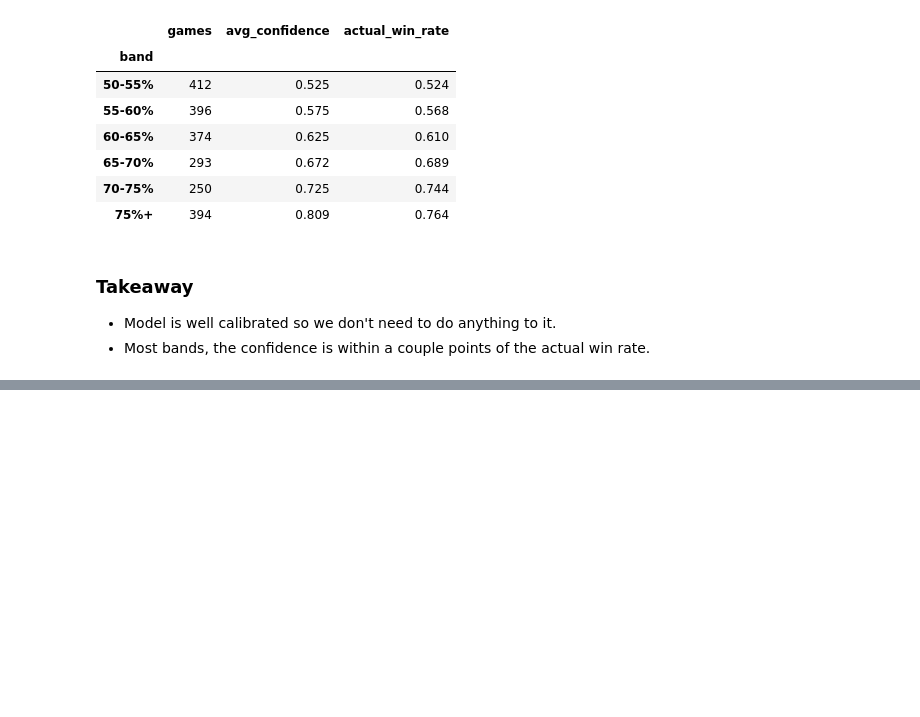
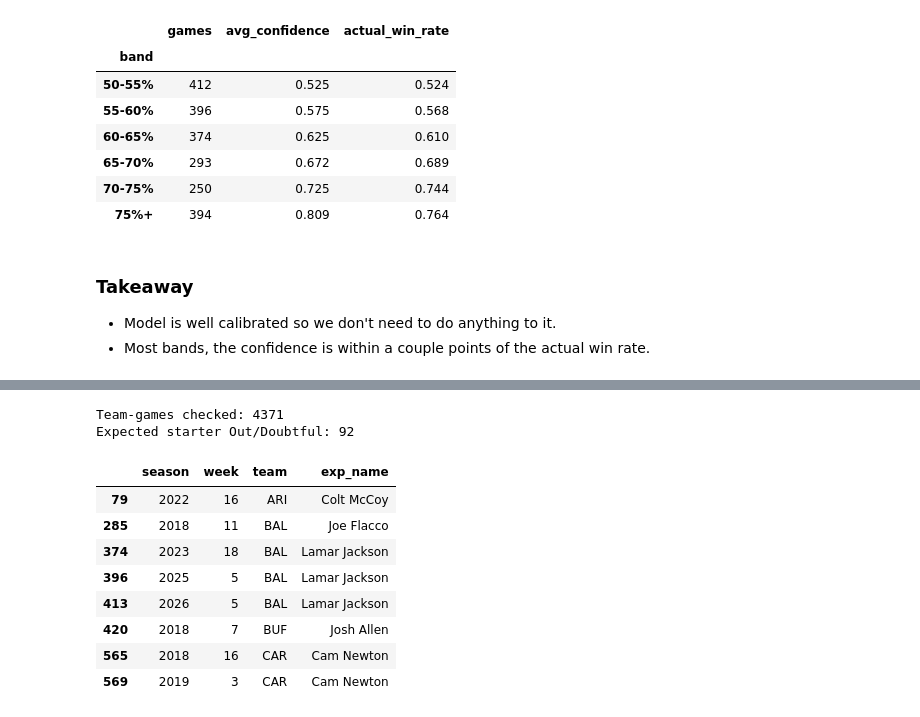
Before and after one commit to henry-tlai/nfl-predictor, a Jupyter notebook: explore.ipynb, the cells around one changed output, grey strips where cells are left out. Saved outputs shown, nothing was run; the diff lists cells and outputs as text; code cells hidden in the pictures; blank space fills up the shorter version.

```diff
--- a/explore.ipynb
+++ b/explore.ipynb
@@ -591,0 +694,46 @@ table
+# %%
+# Expected starter = the QB with the most pass attempts in the team's PREVIOUS game
+q = qbs.copy()
+if "season_type" in q.columns:
+    q = q[q["season_type"] == "REG"]  # regular season only
+q["team"] = q["team"].replace(TEAM_FIX)  # same team abbreviations as the rest of the notebook
+
+starter = (q.sort_values("attempts", ascending=False)
+             .drop_duplicates(["season", "week", "team"])  # keep the top passer per team-game
+             [["season", "week", "team", "player_id", name_col]]
+             .sort_values(["team", "season", "week"]))
+starter["exp_id"] = starter.groupby("team")["player_id"].shift(1)    # last game's starter
+starter["exp_name"] = starter.groupby("team")[name_col].shift(1)
+
+# QBs listed Out or Doubtful on the injury report that week
+qb_out = inj[(inj["position"] == "QB")
+             & inj["report_status"].isin(["Out", "Doubtful"])
+             & (inj["game_type"] == "REG")].copy()
+qb_out["team"] = qb_out["team"].replace(TEAM_FIX)
+qb_out = qb_out[["season", "week", "team", "gsis_id"]].drop_duplicates()
+qb_out["season"] = qb_out["season"].astype(int)
+qb_out["week"] = qb_out["week"].astype(int)
+qb_out["qb_out"] = 1
+
+# Flag team-games where the expected starter is on the report
+starter["season"] = starter["season"].astype(int)
+starter["week"] = starter["week"].astype(int)
+starter = starter.merge(qb_out, left_on=["season", "week", "team", "exp_id"],
+                        right_on=["season", "week", "team", "gsis_id"], how="left")
+starter["qb_out"] = starter["qb_out"].fillna(0).astype(int)
+
+print("Team-games checked:", starter["exp_id"].notna().sum())
+print("Expected starter Out/Doubtful:", starter["qb_out"].sum())
+starter[starter["qb_out"] == 1][["season", "week", "team", "exp_name"]].head(8)
+# %% [output]
+Team-games checked: 4371
+Expected starter Out/Doubtful: 92
+|  | season | week | team | exp_name |
+| 79 | 2022 | 16 | ARI | Colt McCoy |
+| 285 | 2018 | 11 | BAL | Joe Flacco |
+| 374 | 2023 | 18 | BAL | Lamar Jackson |
+| 396 | 2025 | 5 | BAL | Lamar Jackson |
+| 413 | 2026 | 5 | BAL | Lamar Jackson |
+| 420 | 2018 | 7 | BUF | Josh Allen |
+| 565 | 2018 | 16 | CAR | Cam Newton |
+| 569 | 2019 | 3 | CAR | Cam Newton |
```
Also changed, not shown: parts of 6 cells of this notebook, 1 other file.
